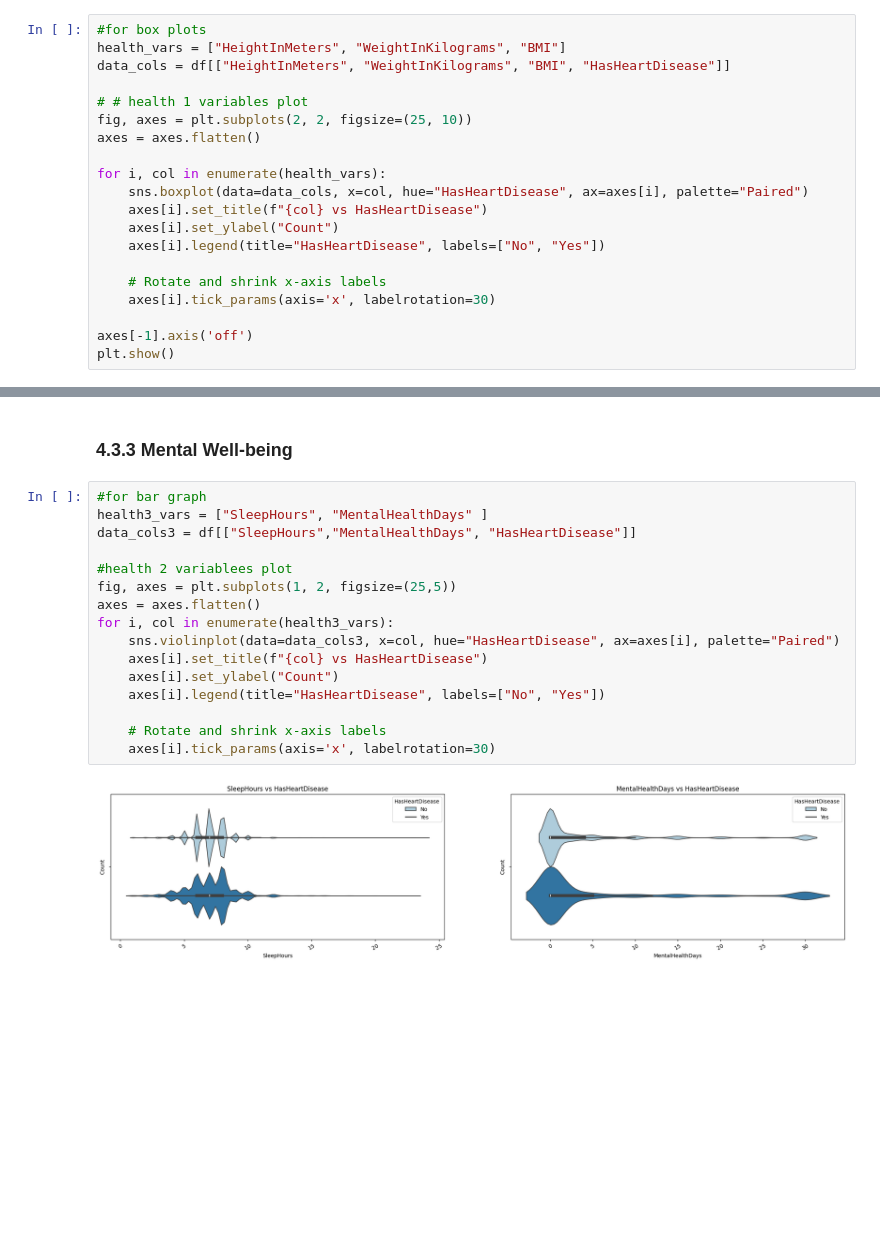
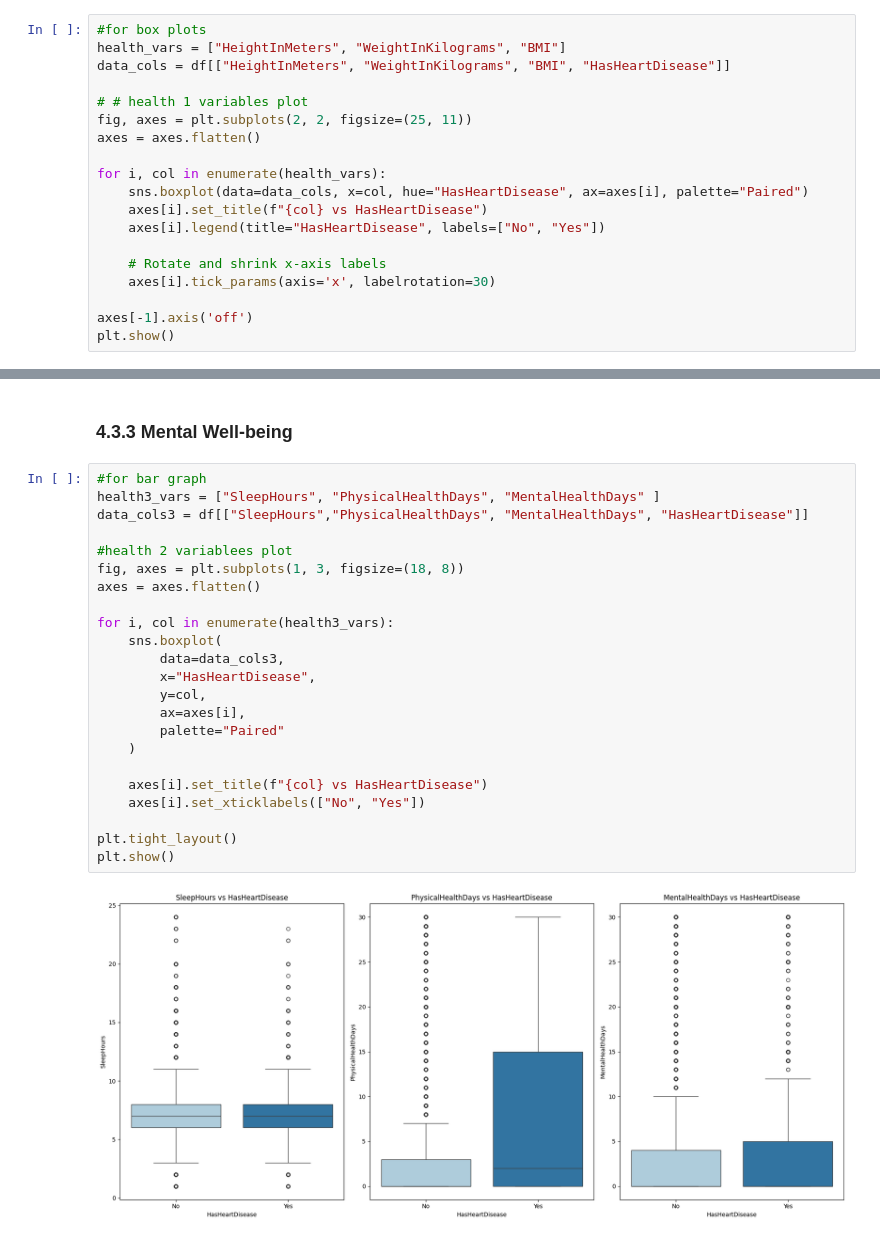
Before and after one commit to raymondcen/Heart-Disease-Predictor, a Jupyter notebook: notebook/EDA HEART DISEASE.ipynb, the cells around one changed output, grey strips where cells are left out. Cells and saved outputs as stored; diff of their text form; blank space fills up the shorter version.

```diff
--- a/notebook/EDA HEART DISEASE.ipynb
+++ b/notebook/EDA HEART DISEASE.ipynb
@@ -375,13 +396,12 @@ health_vars = ["HeightInMeters", "WeightInKilograms", "BMI"]
 data_cols = df[["HeightInMeters", "WeightInKilograms", "BMI", "HasHeartDisease"]]
 
 # # health 1 variables plot
-fig, axes = plt.subplots(2, 2, figsize=(25, 10))
+fig, axes = plt.subplots(2, 2, figsize=(25, 11))
 axes = axes.flatten()
 
 for i, col in enumerate(health_vars):
     sns.boxplot(data=data_cols, x=col, hue="HasHeartDisease", ax=axes[i], palette="Paired")
     axes[i].set_title(f"{col} vs HasHeartDisease")
-    axes[i].set_ylabel("Count")
     axes[i].legend(title="HasHeartDisease", labels=["No", "Yes"])
 
     # Rotate and shrink x-axis labels
@@ -415,21 +443,28 @@ for i, col in enumerate(health2_vars):
 ### 4.3.3 Mental Well-being
 # %%
 #for bar graph
-health3_vars = ["SleepHours", "MentalHealthDays" ]
-data_cols3 = df[["SleepHours","MentalHealthDays", "HasHeartDisease"]]
+health3_vars = ["SleepHours", "PhysicalHealthDays", "MentalHealthDays" ]
+data_cols3 = df[["SleepHours","PhysicalHealthDays", "MentalHealthDays", "HasHeartDisease"]]
 
 #health 2 variablees plot
-fig, axes = plt.subplots(1, 2, figsize=(25,5))
+fig, axes = plt.subplots(1, 3, figsize=(18, 8))
 axes = axes.flatten()
+
 for i, col in enumerate(health3_vars):
-    sns.violinplot(data=data_cols3, x=col, hue="HasHeartDisease", ax=axes[i], palette="Paired")
+    sns.boxplot(
+        data=data_cols3,
+        x="HasHeartDisease",
+        y=col,
+        ax=axes[i],
+        palette="Paired"
+    )
+
     axes[i].set_title(f"{col} vs HasHeartDisease")
-    axes[i].set_ylabel("Count")
-    axes[i].legend(title="HasHeartDisease", labels=["No", "Yes"])
+    axes[i].set_xticklabels(["No", "Yes"])
 
-    # Rotate and shrink x-axis labels
-    axes[i].tick_params(axis='x', labelrotation=30)
+plt.tight_layout()
+plt.show()
 # %% [output]
-[figure, old version]
+[figure, new version]
 # %% [markdown]
 ### Insights
```
Also changed, not shown: parts of 12 cells of this notebook.
